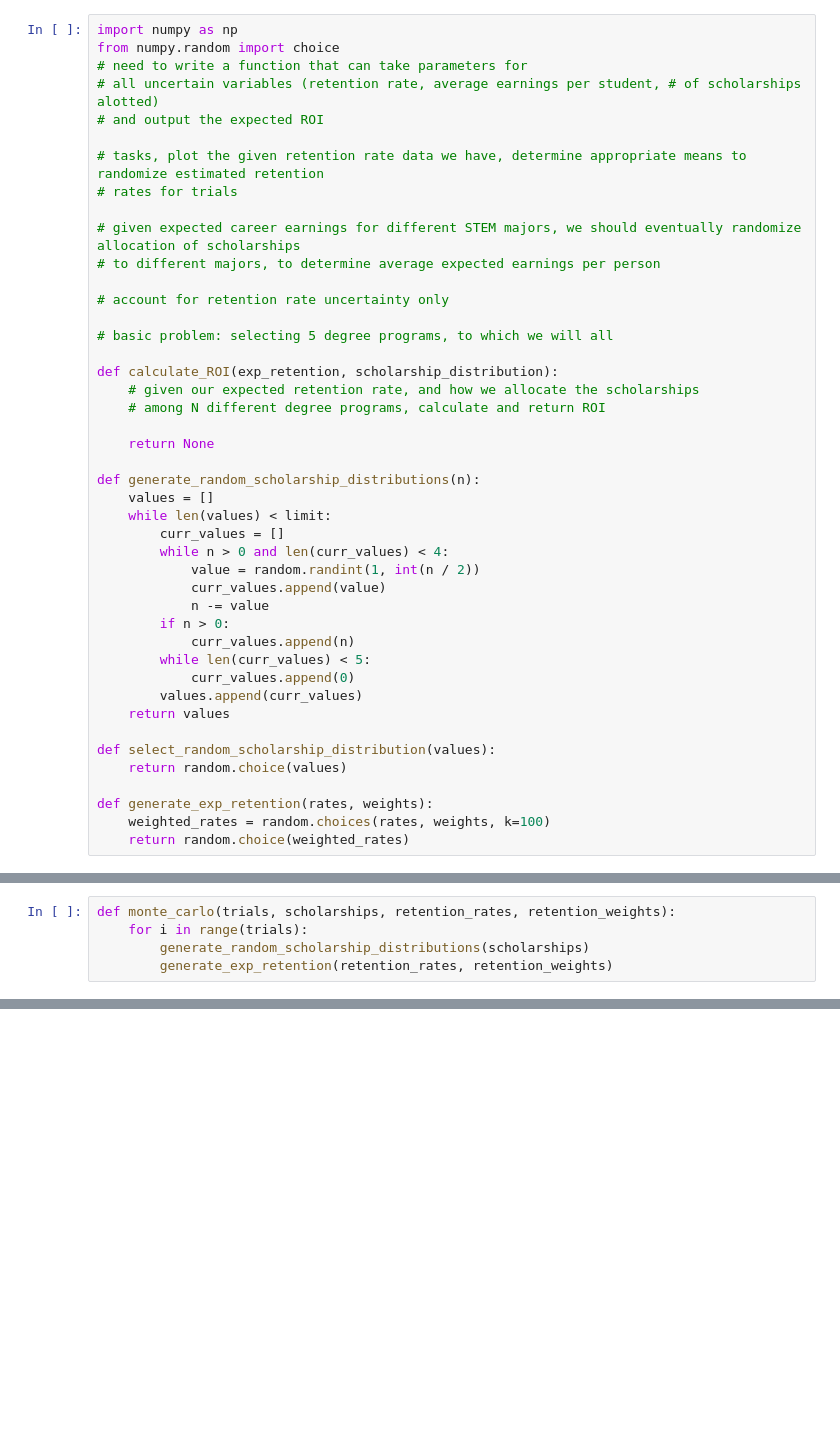
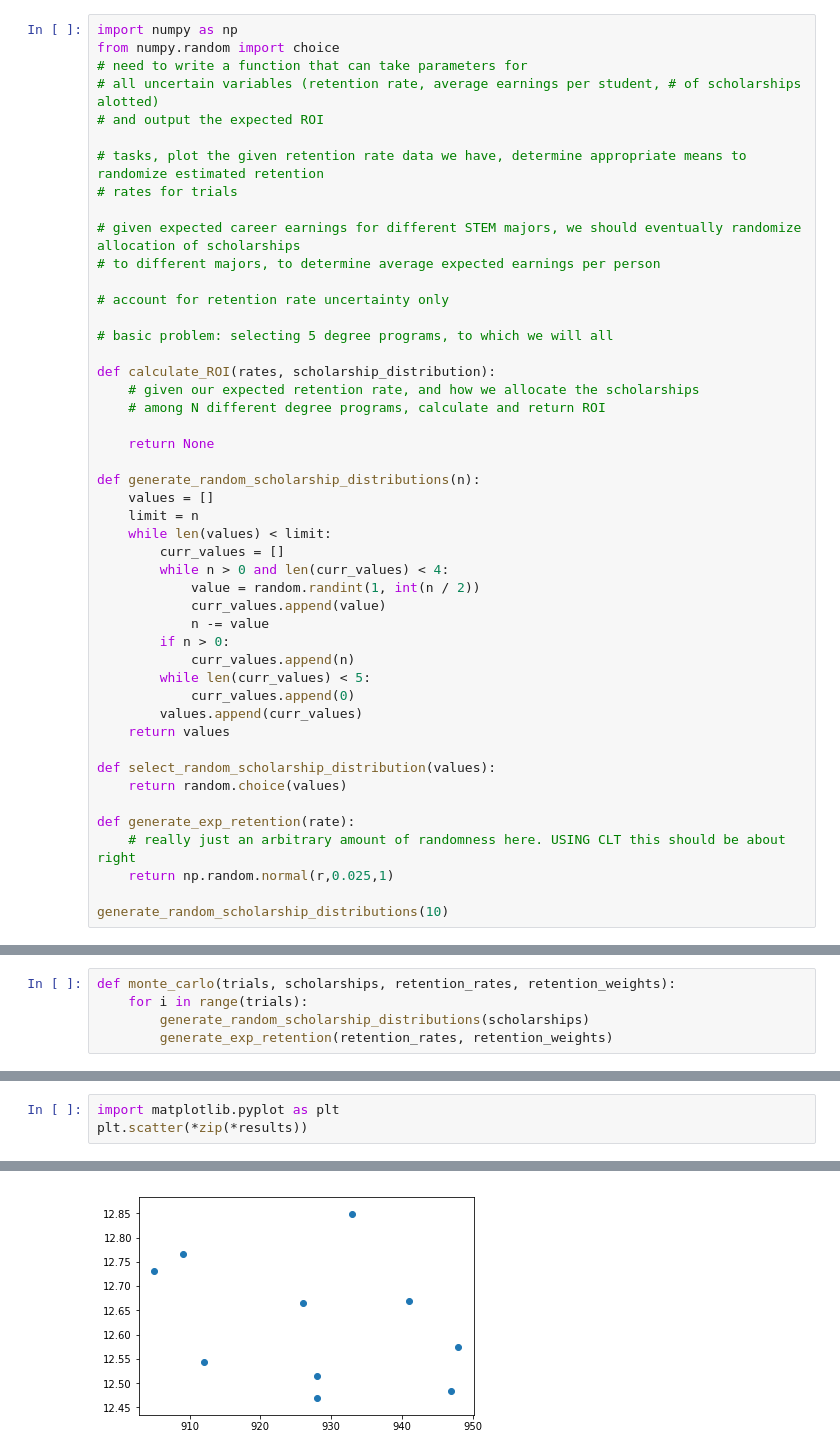
Before and after one commit to AashrayAnand/discrete_modeling, a Jupyter notebook: Random Walks & Monte Carlo Simulation.ipynb, the cells around one changed output, grey strips where cells are left out. Cells and saved outputs as stored; diff of their text form; blank space fills up the shorter version.

Commit message:
fixed data format, calcualted ROI by state (year in school for which degree), implemented basic monte carlo and plot

```diff
--- a/Random Walks & Monte Carlo Simulation.ipynb
+++ b/Random Walks & Monte Carlo Simulation.ipynb
@@ -134,7 +186,7 @@ from numpy.random import choice
 
 # basic problem: selecting 5 degree programs, to which we will all
 
-def calculate_ROI(exp_retention, scholarship_distribution):
+def calculate_ROI(rates, scholarship_distribution):
     # given our expected retention rate, and how we allocate the scholarships
     # among N different degree programs, calculate and return ROI
 
@@ -142,6 +194,7 @@ def calculate_ROI(exp_retention, scholarship_distribution):
 
 def generate_random_scholarship_distributions(n):
     values = []
+    limit = n
     while len(values) < limit:
         curr_values = []
         while n > 0 and len(curr_values) < 4:
@@ -158,7 +211,9 @@ def generate_random_scholarship_distributions(n):
 def select_random_scholarship_distribution(values):
     return random.choice(values)
 
-def generate_exp_retention(rates, weights):
-    weighted_rates = random.choices(rates, weights, k=100)
-    return random.choice(weighted_rates)
+def generate_exp_retention(rate):
+    # really just an arbitrary amount of randomness here. USING CLT this should be about right
+    return np.random.normal(r,0.025,1)
+
+generate_random_scholarship_distributions(10)
 # %% [output]
@@ -170,0 +308,4 @@ def monte_carlo(trials, scholarships, retention_rates, retention_weights):
+# %%
+import matplotlib.pyplot as plt
+plt.scatter(*zip(*results))
+# %% [output]
@@ -170,0 +313 @@ def monte_carlo(trials, scholarships, retention_rates, retention_weights):
+[figure, added]
```
Also changed, not shown: parts of 4 cells of this notebook, 4 other files.
